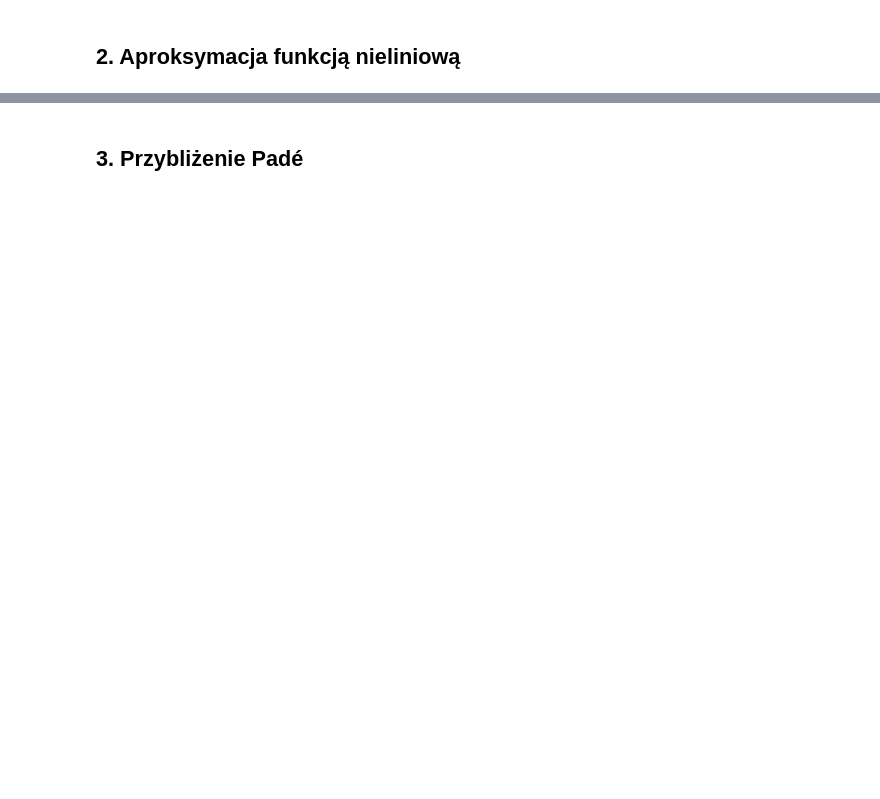
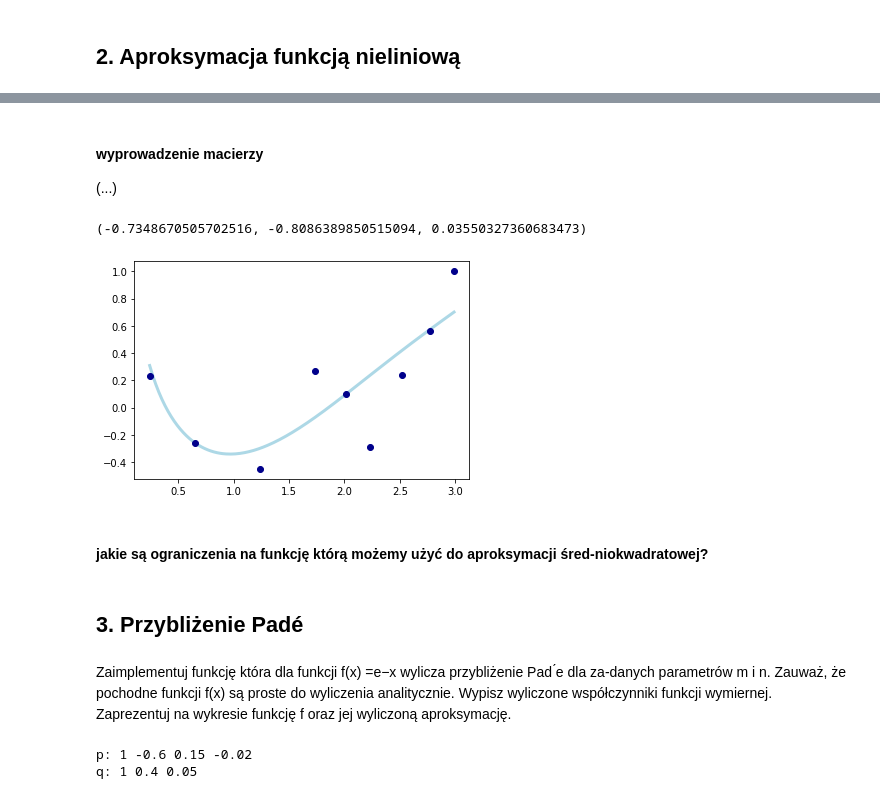
Before and after one commit to mhawryluk/mownit, a Jupyter notebook: lab3/lab3.ipynb, the cells around one changed output, grey strips where cells are left out. Cells and saved outputs as stored; diff of their text form; code cells hidden in the pictures; blank space fills up the shorter version.

```diff
--- a/lab3/lab3.ipynb
+++ b/lab3/lab3.ipynb
@@ -128,2 +128,58 @@ Po znalezieniu prostej, możemy odrzucić punkty, dla których błąd kwadratowy
+# %% [markdown]
+#### wyprowadzenie macierzy
+(...)
+# %%
+points = [(0.24, 0.23), (0.65, -0.26), (1.24, -0.45), (1.73, 0.27), (2.01, 0.1), (2.23, -0.29), (2.52, 0.24), (2.77, 0.56), (2.99, 1.0)]
+# %%
+def nonlinear_approximate(points):
+    '''a*lnx + b*cosx + c*exp(x)'''
+    A = np.zeros(shape=(3, 3))
+    B = np.zeros(3)
+
+    xs = np.array([x[0] for x in points])
+    ys = np.array([y[1] for y in points])
+
+    A[0, 0] = np.sum((np.log(xs))**2)
+    A[0, 1] = np.sum(np.log(xs)*np.cos(xs))
+    A[0, 2] = np.sum(np.log(xs)*np.exp(xs))
+    B[0] = np.sum(ys*np.log(xs))
+
+    A[1, 0] = np.sum(np.log(xs)*np.cos(xs))
+    A[1, 1] = np.sum(np.cos(xs)**2)
+    A[1, 2] = np.sum(np.cos(xs)*np.exp(xs))
+    B[1] = np.sum(ys*np.cos(xs))
+
+    A[2, 0] = np.sum(np.log(xs)*np.exp(xs))
+    A[2, 1] = np.sum(np.cos(xs)*np.exp(xs))
+    A[2, 2] = np.sum(np.exp(xs)**2)
+    B[2] = np.sum(ys*np.exp(xs))
+
+    a, b, c = np.linalg.solve(A, B)
+    return a, b, c
+# %%
+nonlinear_approximate(points)
+# %% [output]
+(-0.7348670505702516, -0.8086389850515094, 0.03550327360683473)
+# %%
+def plot_nonlinear_approximation(points):
+    a, b, c = nonlinear_approximate(points)
+
+    fig, ax = plt.subplots()
+    ax.plot([x[0] for x in points], [y[1] for y in points], linestyle=" ", marker="o", color="darkblue")
+
+    x_axis = np.linspace(min(points, key=lambda x: x[0])[0],
+                        max(points, key=lambda x: x[0])[0],
+                        200)
+
+    y_axis = a*np.log(x_axis) + b*np.cos(x_axis) + c*np.exp(x_axis)
+    ax.plot(x_axis, y_axis, color="lightblue", linewidth=3, zorder=0)
+# %%
+plot_nonlinear_approximation(points)
+# %% [output]
+[figure, added]
+# %% [markdown]
+#### jakie są ograniczenia na funkcję którą możemy użyć do aproksymacji śred-niokwadratowej?
 # %% [markdown]
 ## 3. Przybliżenie Padé
+# %% [markdown]
+Zaimplementuj funkcję która dla funkcji f(x) =e−x wylicza przybliżenie Pad ́e dla za-danych parametrów m i n. Zauważ, że pochodne funkcji f(x) są proste do wyliczenia analitycznie. Wypisz wyliczone współczynniki funkcji wymiernej. Zaprezentuj na wykresie funkcję f oraz jej wyliczoną aproksymację.
@@ -129,0 +210,7 @@ Po znalezieniu prostej, możemy odrzucić punkty, dla których błąd kwadratowy
+# %%
+ps, qs = pade_approximate(3, 2)
+print(f'p: 1 {" ".join(map(lambda x: str(round(x, 2)), ps))}')
+print(f'q: 1 {" ".join(map(lambda x: str(round(x, 2)), qs))}')
+# %% [output]
+p: 1 -0.6 0.15 -0.02
+q: 1 0.4 0.05
```
Also changed, not shown: parts of 7 cells of this notebook.
